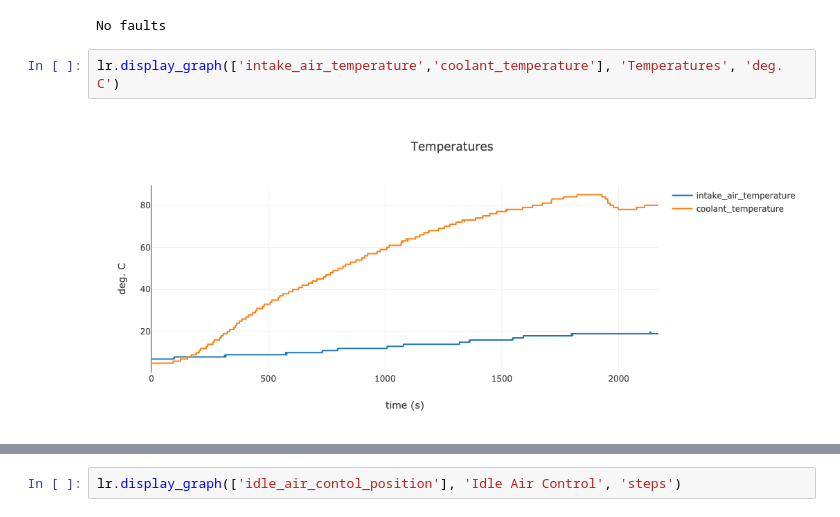
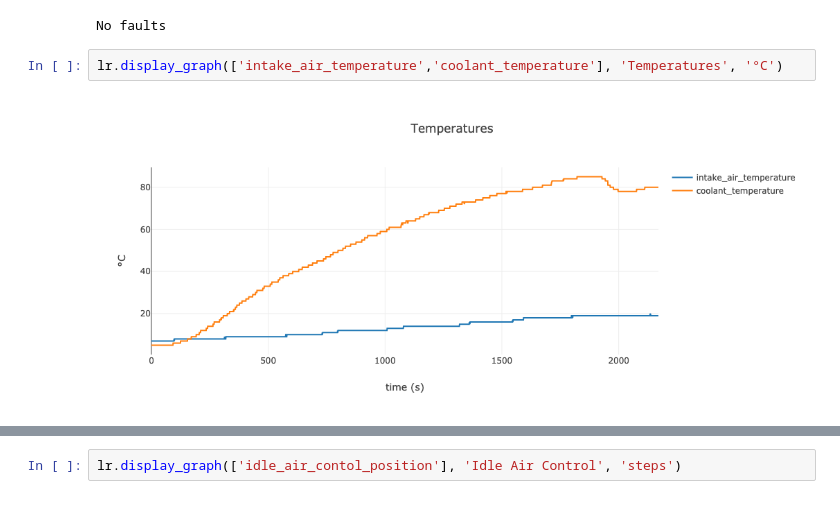
Before and after one commit to imaadhrizni/memsviewer, a Jupyter notebook: memsviewer.ipynb, the cells around one changed output, grey strips where cells are left out. Saved outputs shown, nothing was run; the diff lists cells and outputs as text.

```diff
--- a/memsviewer.ipynb
+++ b/memsviewer.ipynb
@@ -30,7 +30,7 @@ lr.display_faults()
 # %% [output]
 No faults
 # %%
-lr.display_graph(['intake_air_temperature','coolant_temperature'], 'Temperatures', 'deg. C')
+lr.display_graph(['intake_air_temperature','coolant_temperature'], 'Temperatures', '°C')
 # %% [output]
-[figure, old version]
+[figure, new version]
 # %% [markdown]
```
Also changed, not shown: parts of 9 cells of this notebook.
